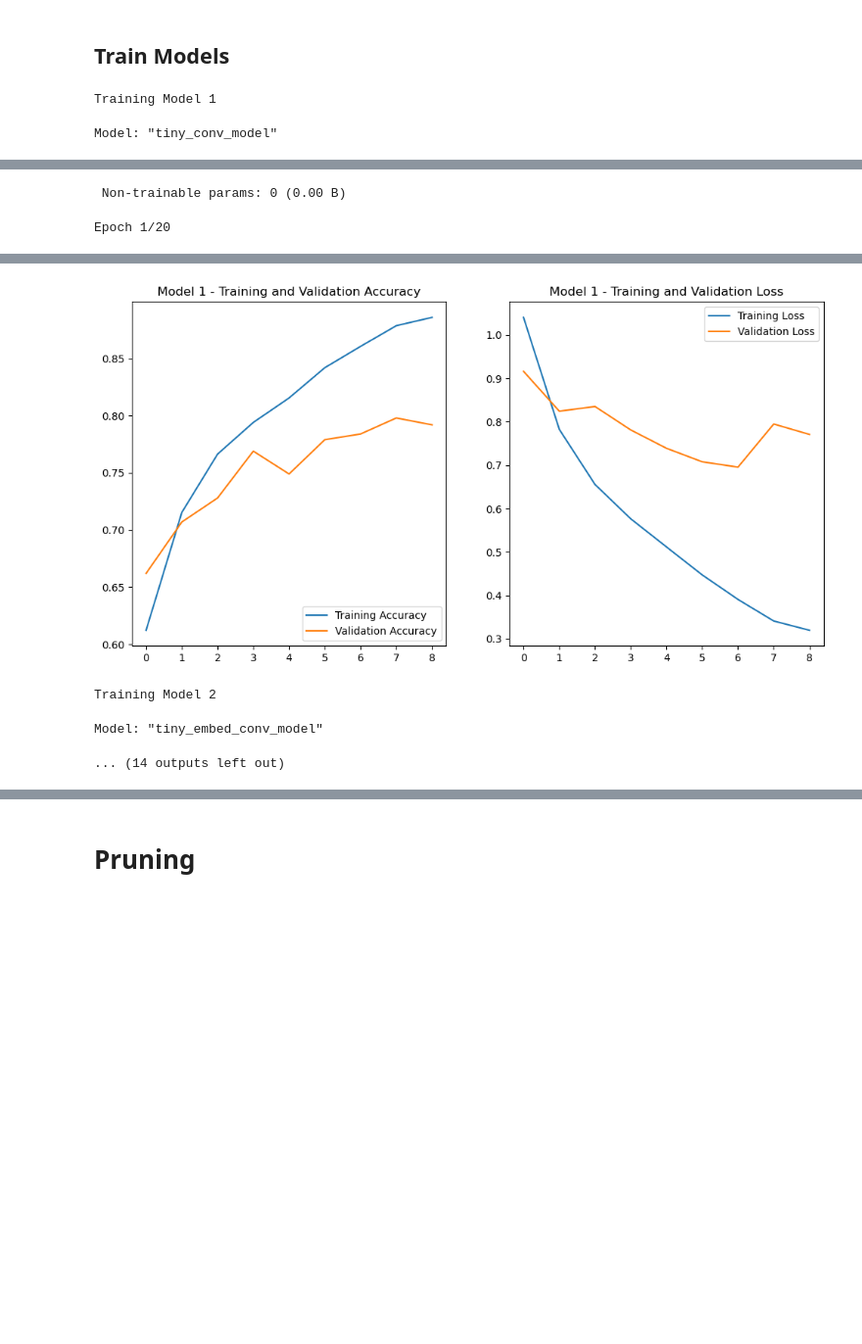
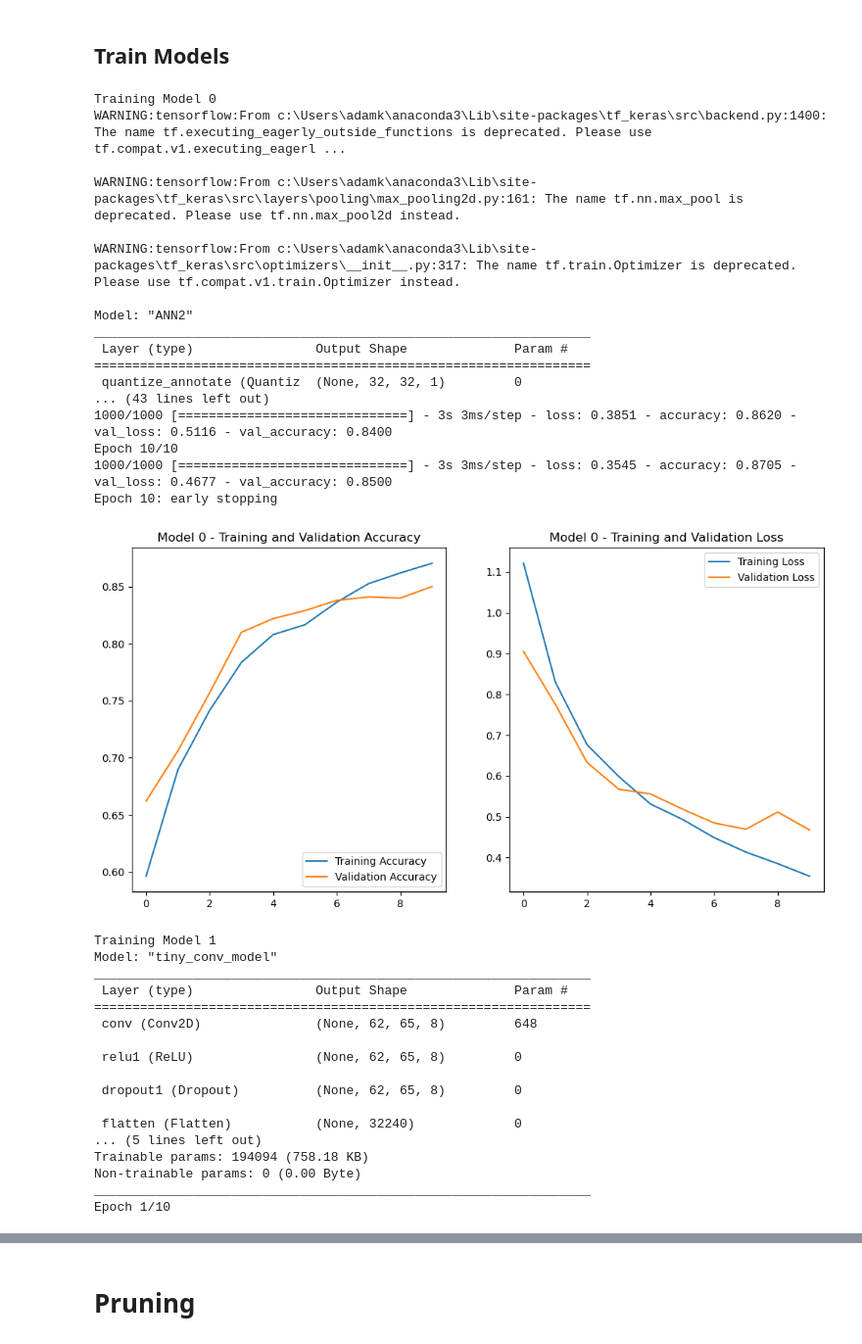
Before and after one commit to Gabinson200/ESPtinyML24, a Jupyter notebook: model_making/notebooks/audio_model_creation.ipynb, the cells around one changed output, grey strips where cells are left out. Shown at 98% size. Cells and saved outputs as stored; diff of their text form; code cells hidden in the pictures; blank space fills up the shorter version.

```diff
--- a/model_making/notebooks/audio_model_creation.ipynb
+++ b/model_making/notebooks/audio_model_creation.ipynb
@@ -399,26 +92,67 @@ def create_tiny_embed_conv_model_small_best(input_shape, num_classes=6, is_train
 # %%
 models = []
 histories = []
+sequential_models = True
 
-for i, create_model in enumerate([create_tiny_conv_model_small, create_tiny_embed_conv_model_small, create_tiny_embed_conv_model_small_best], start=1):
+for i, create_model in enumerate([audio_models.create_model_2,
+                                audio_models.create_tiny_conv_model_small, audio_models.create_tiny_embed_conv_model_small,
+                                audio_models.create_tiny_embed_conv_model_small_best]):
     print(f'\nTraining Model {i}')
-    model = create_model(input_shape, num_classes)
-    model.summary()
+    input_shape = (124, 129, 1)
+    model = create_model(input_shape)
+
     model.compile(
         optimizer='adam',
         loss=tf.keras.losses.SparseCategoricalCrossentropy(from_logits=True),
         metrics=['accuracy']
     )
+
+    model.summary()
+
+
     history = model.fit(
         train_spectrogram_ds,
         validation_data=val_spectrogram_ds,
-        epochs=20,  # You can adjust the number of epochs
-        callbacks=tf.keras.callbacks.EarlyStopping(verbose=1, patience=2, min_delta=0.01),
+        epochs=10,  # You can adjust the number of epochs
+        callbacks=keras.callbacks.EarlyStopping(verbose=1, patience=2, min_delta=0.01),
         verbose = 1
     )
     models.append(model)
     histories.append(history)
-    plot_training_history(history, i)
+    audio_models.plot_training_history(history, i)
 # %% [output]
-Training Model 1
+Training Model 0
+WARNING:tensorflow:From c:\Users\adamk\anaconda3\Lib\site-packages\tf_keras\src\backend.py:1400: The name tf.executing_eagerly_outside_functions is deprecated. Please use tf.compat.v1.executing_eagerl ...
+
+WARNING:tensorflow:From c:\Users\adamk\anaconda3\Lib\site-packages\tf_keras\src\layers\pooling\max_pooling2d.py:161: The name tf.nn.max_pool is deprecated. Please use tf.nn.max_pool2d instead.
+
+WARNING:tensorflow:From c:\Users\adamk\anaconda3\Lib\site-packages\tf_keras\src\optimizers\__init__.py:317: The name tf.train.Optimizer is deprecated. Please use tf.compat.v1.train.Optimizer instead.
+
+Model: "ANN2"
+_________________________________________________________________
+ Layer (type)                Output Shape              Param #
+=================================================================
+ quantize_annotate (Quantiz  (None, 32, 32, 1)         0
+... (43 lines left out)
+1000/1000 [==============================] - 3s 3ms/step - loss: 0.3851 - accuracy: 0.8620 - val_loss: 0.5116 - val_accuracy: 0.8400
+Epoch 10/10
+1000/1000 [==============================] - 3s 3ms/step - loss: 0.3545 - accuracy: 0.8705 - val_loss: 0.4677 - val_accuracy: 0.8500
+Epoch 10: early stopping
+[figure, new version]
+Training Model 1
 Model: "tiny_conv_model"
+_________________________________________________________________
+ Layer (type)                Output Shape              Param #
+=================================================================
+ conv (Conv2D)               (None, 62, 65, 8)         648
+
+ relu1 (ReLU)                (None, 62, 65, 8)         0
+
+ dropout1 (Dropout)          (None, 62, 65, 8)         0
+
+ flatten (Flatten)           (None, 32240)             0
+... (5 lines left out)
+Trainable params: 194094 (758.18 KB)
+Non-trainable params: 0 (0.00 Byte)
+_________________________________________________________________
+Epoch 1/10
@@ -442,2 +206,0 @@ Model: "tiny_conv_model"
- Non-trainable params: 0 (0.00 B)
-Epoch 1/20
@@ -463,4 +206,0 @@ Epoch 9: early stopping
-[figure, old version]
-Training Model 2
-Model: "tiny_embed_conv_model"
-... (14 outputs left out)
```
Also changed, not shown: parts of 40 cells of this notebook, 4 other files.
